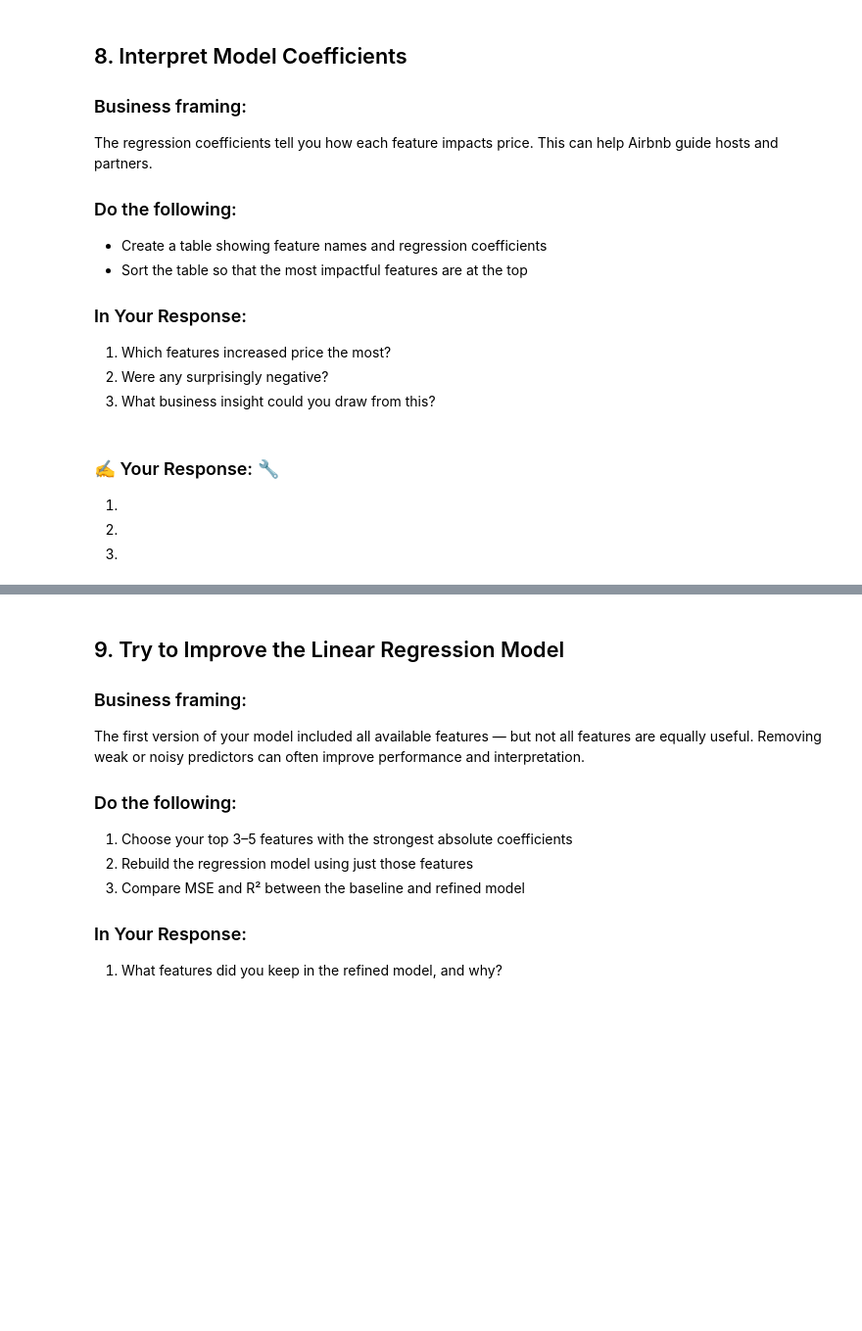
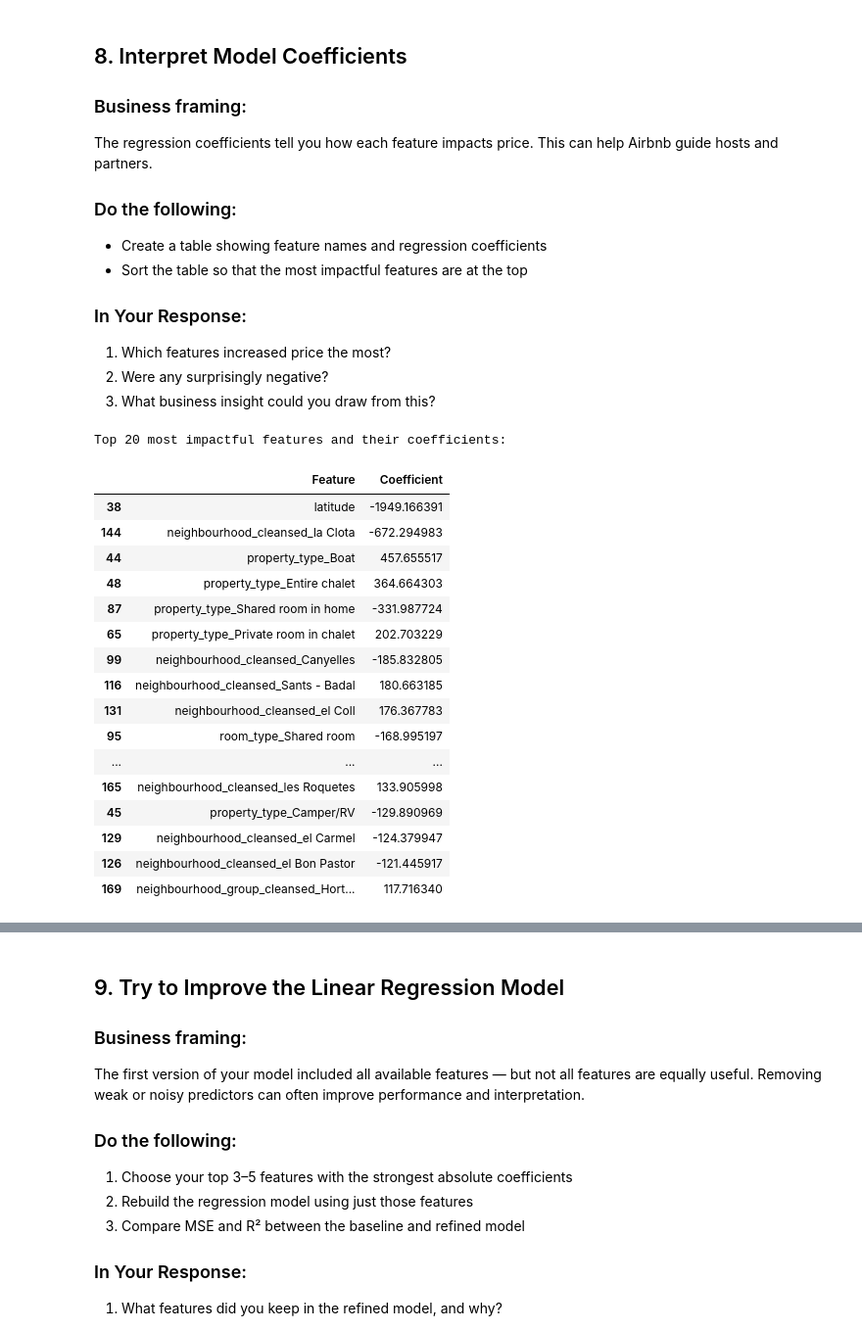
Before and after one commit to amillie100/MillerMan, a Jupyter notebook: Assignments/assignment_11_regression.ipynb, the cells around one changed output, grey strips where cells are left out. Shown: that part at 98% size. Saved outputs shown, nothing was run; the diff lists cells and outputs as text; code cells hidden in the pictures; blank space fills up the shorter version.

```diff
--- a/Assignments/assignment_11_regression.ipynb
+++ b/Assignments/assignment_11_regression.ipynb
@@ -141,0 +322,13 @@ Linear regression helps you quantify the impact of each feature on price and mak
+# %%
+from sklearn.linear_model import LinearRegression
+
+# Initialize the Linear Regression model
+model = LinearRegression()
+
+# Fit the model to the training data
+model.fit(X_train, y_train)
+
+# Predict prices on the test set
+y_pred = model.predict(X_test)
+
+print("Model fitted and predictions made.")
@@ -177,7 +381,43 @@ The regression coefficients tell you how each feature impacts price. This can he
-# %% [markdown]
-### ✍️ Your Response: 🔧
-1.
-
-2.
-
-3.
+# %%
+import pandas as pd
+
+# Get feature names from X
+feature_names = X.columns
+
+# Get coefficients from the fitted model
+coefficients = model.coef_
+
+# Create a DataFrame to display coefficients
+coefficients_df = pd.DataFrame({
+    'Feature': feature_names,
+    'Coefficient': coefficients
+})
+
+# Sort by the absolute value of coefficients to see the most impactful features
+coefficients_df['Absolute_Coefficient'] = abs(coefficients_df['Coefficient'])
+coefficients_df = coefficients_df.sort_values(by='Absolute_Coefficient', ascending=False)
+
+# Drop the temporary 'Absolute_Coefficient' column for cleaner output
+coefficients_df = coefficients_df.drop(columns=['Absolute_Coefficient'])
+
+print("Top 20 most impactful features and their coefficients:")
+display(coefficients_df.head(20))
+# %% [output]
+Top 20 most impactful features and their coefficients:
+|  | Feature | Coefficient |
+| 38 | latitude | -1949.166391 |
+| 144 | neighbourhood_cleansed_la Clota | -672.294983 |
+| 44 | property_type_Boat | 457.655517 |
+| 48 | property_type_Entire chalet | 364.664303 |
+| 87 | property_type_Shared room in home | -331.987724 |
+| 65 | property_type_Private room in chalet | 202.703229 |
+| 99 | neighbourhood_cleansed_Canyelles | -185.832805 |
+| 116 | neighbourhood_cleansed_Sants - Badal | 180.663185 |
+| 131 | neighbourhood_cleansed_el Coll | 176.367783 |
+| 95 | room_type_Shared room | -168.995197 |
+| ... | ... | ... |
+| 165 | neighbourhood_cleansed_les Roquetes | 133.905998 |
+| 45 | property_type_Camper/RV | -129.890969 |
+| 129 | neighbourhood_cleansed_el Carmel | -124.379947 |
+| 126 | neighbourhood_cleansed_el Bon Pastor | -121.445917 |
+| 169 | neighbourhood_group_cleansed_Hort... | 117.716340 |
```
Also changed, not shown: parts of 36 cells of this notebook.
